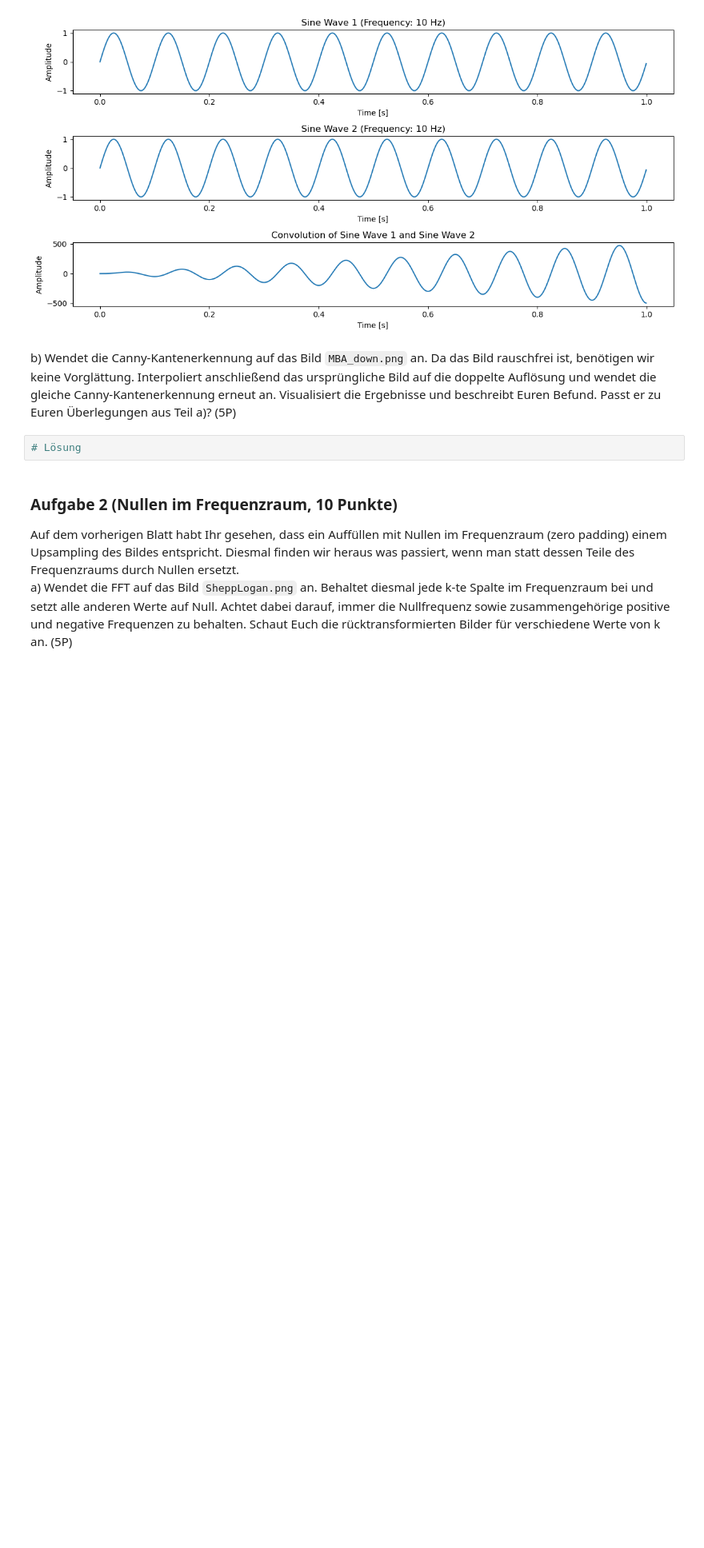
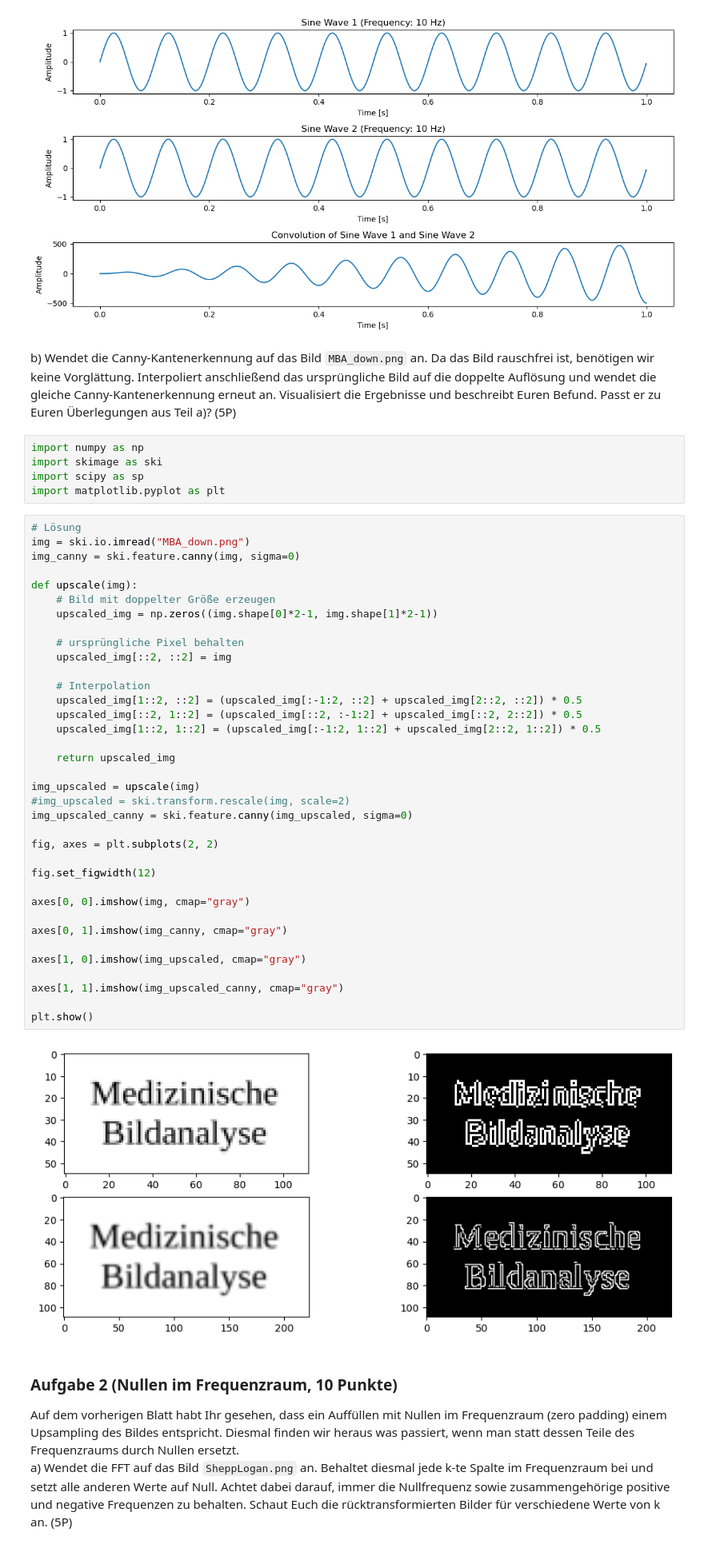
Before and after one commit to TimNogga/MedizinischeBildAnalyseBonn, a Jupyter notebook: mba-04/MBA_04.ipynb, the cells around one changed output. Shown at 80% size. Saved outputs shown, nothing was run; the diff lists cells and outputs as text; blank space fills up the shorter version.

````diff
--- a/mba-04/MBA_04.ipynb
+++ b/mba-04/MBA_04.ipynb
@@ -70,8 +70,49 @@ plt.show()
 [figure]
 # %% [markdown]
 b) Wendet die Canny-Kantenerkennung auf das Bild ```MBA_down.png``` an. Da das Bild rauschfrei ist, benötigen wir keine Vorglättung. Interpoliert anschließend das ursprüngliche Bild auf die doppelte Auflösung und wendet die gleiche Canny-Kantenerkennung erneut an. Visualisiert die Ergebnisse und beschreibt Euren Befund. Passt er zu Euren Überlegungen aus Teil a)? (5P)
-# %%
-# Lösung
+# %%
+import numpy as np
+import skimage as ski
+import scipy as sp
+import matplotlib.pyplot as plt
+# %%
+# Lösung
+img = ski.io.imread("MBA_down.png")
+img_canny = ski.feature.canny(img, sigma=0)
+
+def upscale(img):
+	# Bild mit doppelter Größe erzeugen
+	upscaled_img = np.zeros((img.shape[0]*2-1, img.shape[1]*2-1))
+
+	# ursprüngliche Pixel behalten
+	upscaled_img[::2, ::2] = img
+
+	# Interpolation
+	upscaled_img[1::2, ::2] = (upscaled_img[:-1:2, ::2] + upscaled_img[2::2, ::2]) * 0.5
+	upscaled_img[::2, 1::2] = (upscaled_img[::2, :-1:2] + upscaled_img[::2, 2::2]) * 0.5
+	upscaled_img[1::2, 1::2] = (upscaled_img[:-1:2, 1::2] + upscaled_img[2::2, 1::2]) * 0.5
+
+	return upscaled_img
+
+img_upscaled = upscale(img)
+#img_upscaled = ski.transform.rescale(img, scale=2)
+img_upscaled_canny = ski.feature.canny(img_upscaled, sigma=0)
+
+fig, axes = plt.subplots(2, 2)
+
+fig.set_figwidth(12)
+
+axes[0, 0].imshow(img, cmap="gray")
+
+axes[0, 1].imshow(img_canny, cmap="gray")
+
+axes[1, 0].imshow(img_upscaled, cmap="gray")
+
+axes[1, 1].imshow(img_upscaled_canny, cmap="gray")
+
+plt.show()
+# %% [output]
+[figure, added]
 # %% [markdown]
 ### Aufgabe 2  (Nullen im Frequenzraum, 10 Punkte)
 
````
